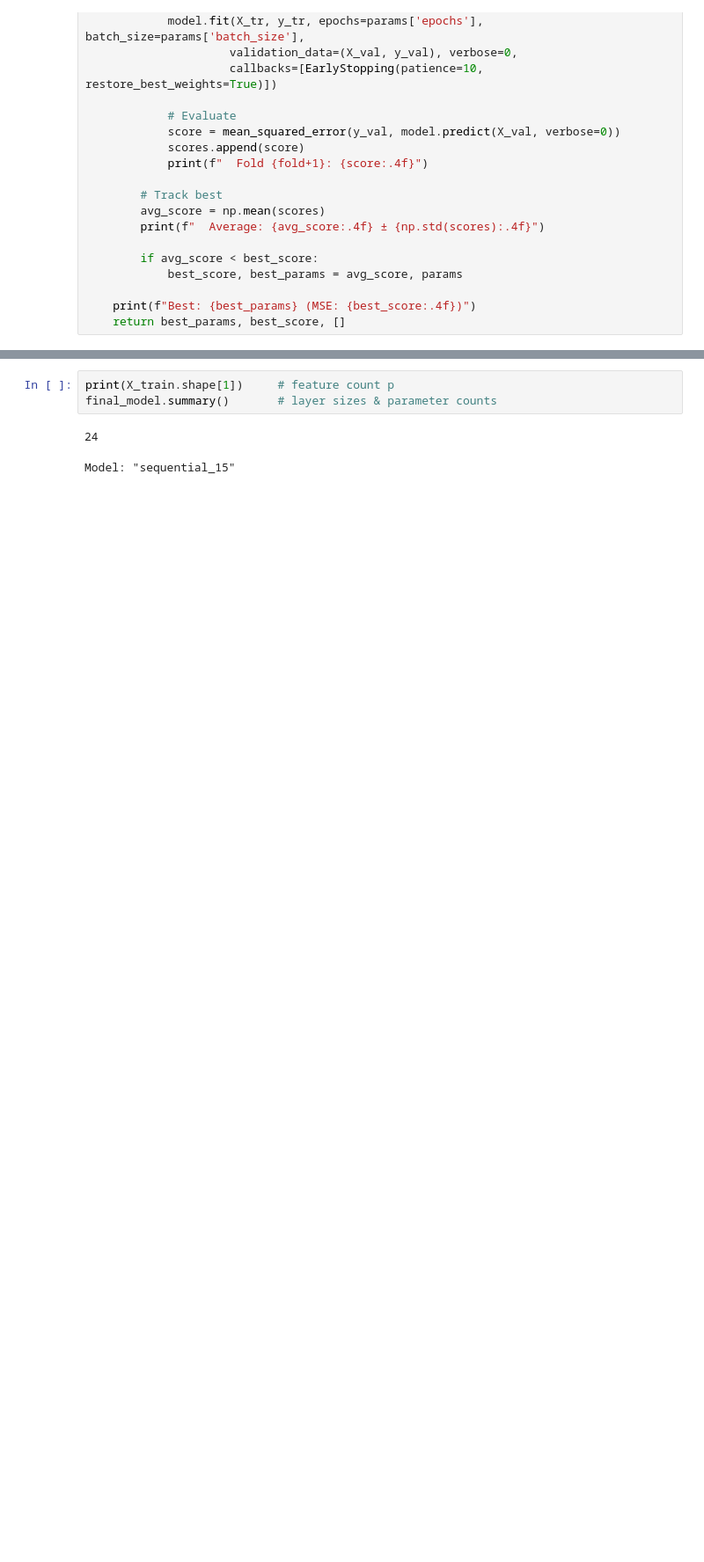
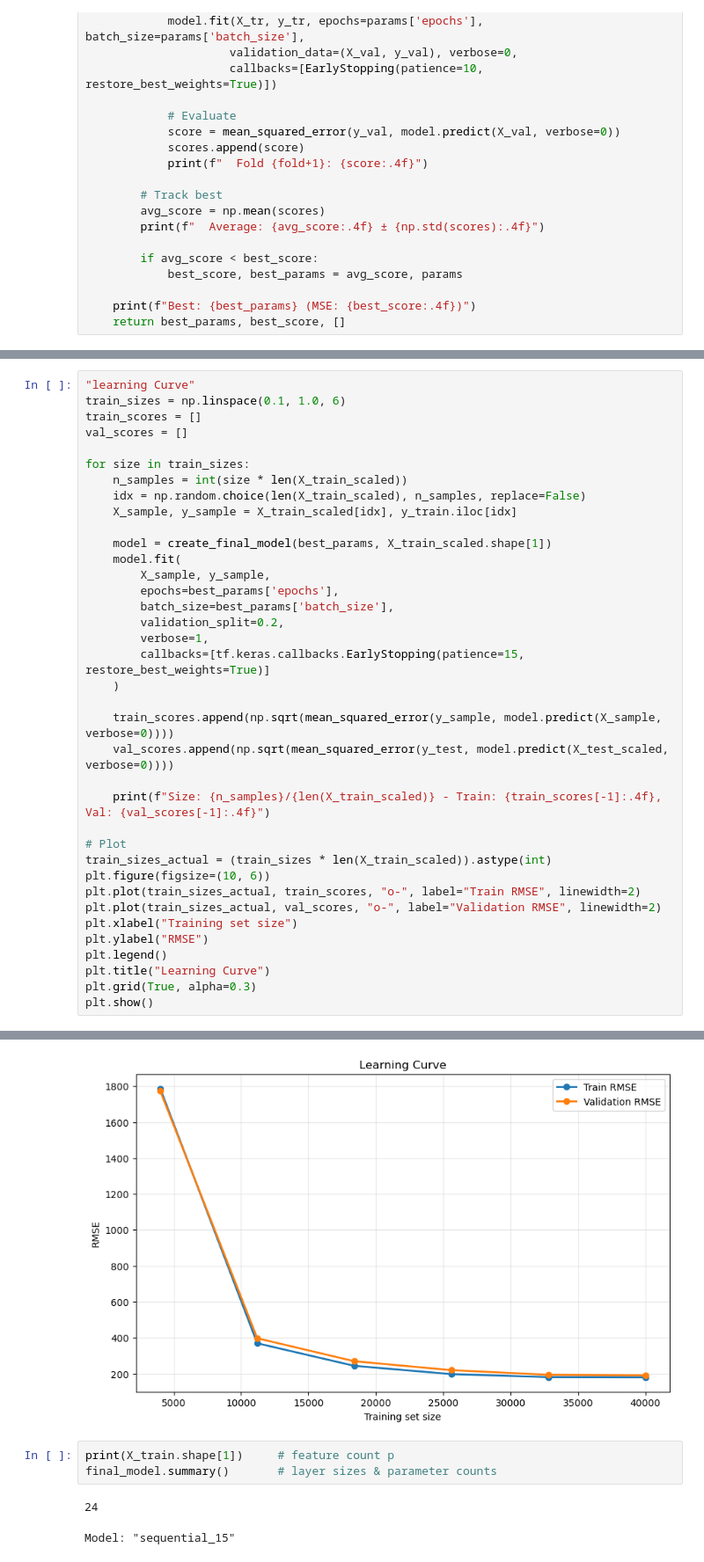
Before and after one commit to ajenee1/Car-price-prediction, a Jupyter notebook: NN.ipynb, the cells around one changed output, grey strips where cells are left out. Shown: that part at 88% size. Saved outputs shown, nothing was run; the diff lists cells and outputs as text; blank space fills up the shorter version.

Commit message:
added learning curve

```diff
--- a/NN.ipynb
+++ b/NN.ipynb
@@ -219 +219,39 @@ Epoch 100/100
 Final model training complete!
+# %%
+"learning Curve"
+train_sizes = np.linspace(0.1, 1.0, 6)
+train_scores = []
+val_scores = []
+
+for size in train_sizes:
+    n_samples = int(size * len(X_train_scaled))
+    idx = np.random.choice(len(X_train_scaled), n_samples, replace=False)
+    X_sample, y_sample = X_train_scaled[idx], y_train.iloc[idx]
+
+    model = create_final_model(best_params, X_train_scaled.shape[1])
+    model.fit(
+        X_sample, y_sample,
+        epochs=best_params['epochs'],
+        batch_size=best_params['batch_size'],
+        validation_split=0.2,
+        verbose=1,
+        callbacks=[tf.keras.callbacks.EarlyStopping(patience=15, restore_best_weights=True)]
+    )
+
+    train_scores.append(np.sqrt(mean_squared_error(y_sample, model.predict(X_sample, verbose=0))))
+    val_scores.append(np.sqrt(mean_squared_error(y_test, model.predict(X_test_scaled, verbose=0))))
+
+    print(f"Size: {n_samples}/{len(X_train_scaled)} - Train: {train_scores[-1]:.4f}, Val: {val_scores[-1]:.4f}")
+
+# Plot
+train_sizes_actual = (train_sizes * len(X_train_scaled)).astype(int)
+plt.figure(figsize=(10, 6))
+plt.plot(train_sizes_actual, train_scores, "o-", label="Train RMSE", linewidth=2)
+plt.plot(train_sizes_actual, val_scores, "o-", label="Validation RMSE", linewidth=2)
+plt.xlabel("Training set size")
+plt.ylabel("RMSE")
+plt.legend()
+plt.title("Learning Curve")
+plt.grid(True, alpha=0.3)
+plt.show()
+# %% [output]
@@ -220,3 +361,4 @@ Final model training complete!
+[figure, added]
 # %%
 print(X_train.shape[1])     # feature count p
 final_model.summary()       # layer sizes & parameter counts
```
Also changed, not shown: parts of 7 cells of this notebook, 4 other files.
